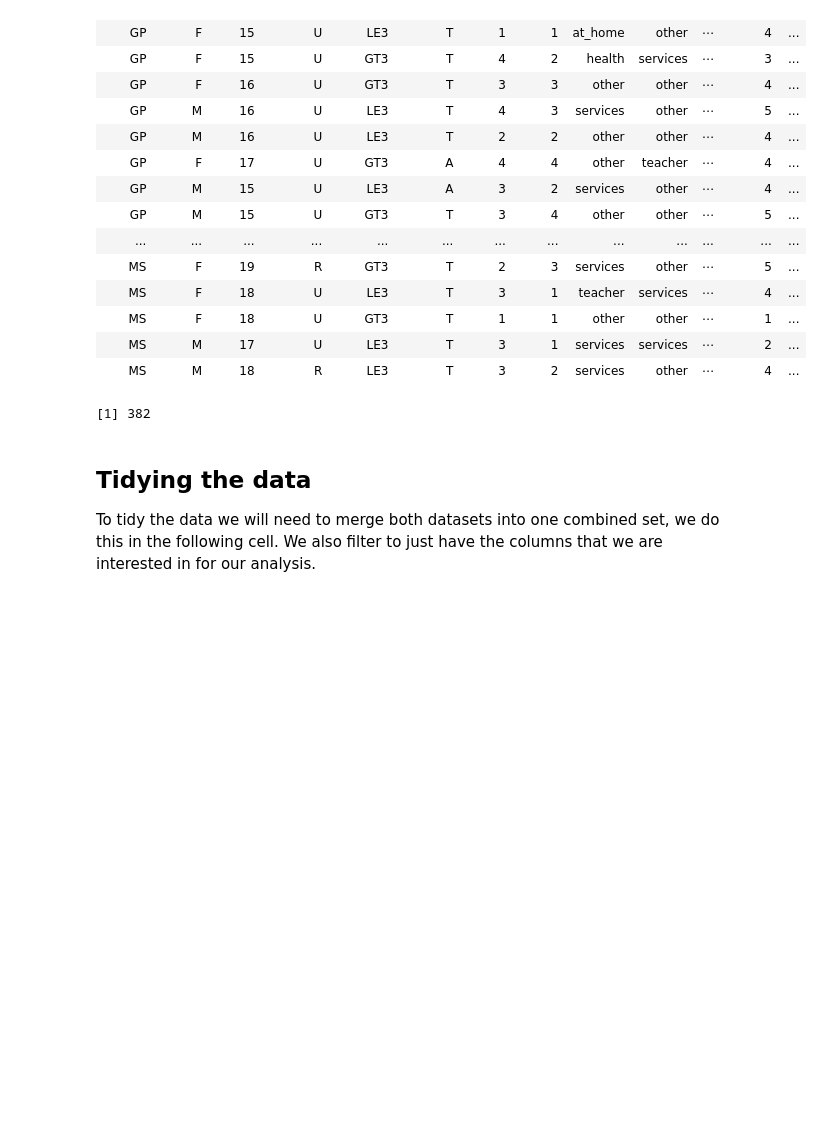
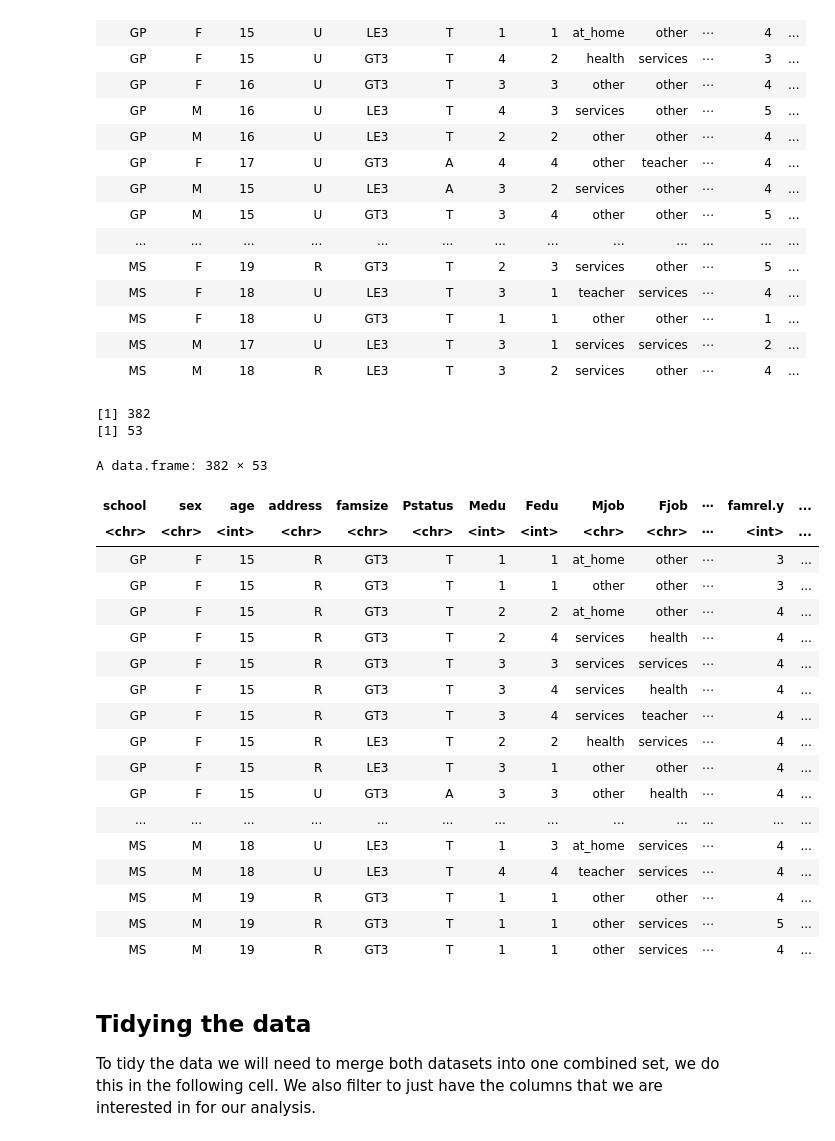
Before and after one commit to eto168/DSCI100_team24_project_proposal, a Jupyter notebook: Test.ipynb, the cells around one changed output. Drawn from its saved outputs; the diff is of its cells as text; code cells hidden in the pictures; blank space fills up the shorter version.

```diff
--- a/Test.ipynb
+++ b/Test.ipynb
@@ -140,25 +140,48 @@ A data.frame: 649 × 33
 # %%
 #Combining the data done by the authors
 
 combined <- merge(student_mat,
                   student_por,
                   by = c("school",
                         "sex",
                         "age",
                         "address",
                         "famsize",
                         "Pstatus",
                         "Medu",
                         "Fedu",
                         "Mjob",
                         "Fjob",
                         "reason",
                         "nursery",
                         "internet"))
 
 print(nrow(combined)) # 382 students
+print(ncol(combined))
+
+combined
 # %% [output]
 [1] 382
+[1] 53
+A data.frame: 382 × 53
+| school | sex | age | address | famsize | Pstatus | Medu | Fedu | Mjob | Fjob | ⋯ | famrel.y | ... |
+| <chr> | <chr> | <int> | <chr> | <chr> | <chr> | <int> | <int> | <chr> | <chr> | ⋯ | <int> | ... |
+| GP | F | 15 | R | GT3 | T | 1 | 1 | at_home | other | ⋯ | 3 | ... |
+| GP | F | 15 | R | GT3 | T | 1 | 1 | other | other | ⋯ | 3 | ... |
+| GP | F | 15 | R | GT3 | T | 2 | 2 | at_home | other | ⋯ | 4 | ... |
+| GP | F | 15 | R | GT3 | T | 2 | 4 | services | health | ⋯ | 4 | ... |
+| GP | F | 15 | R | GT3 | T | 3 | 3 | services | services | ⋯ | 4 | ... |
+| GP | F | 15 | R | GT3 | T | 3 | 4 | services | health | ⋯ | 4 | ... |
+| GP | F | 15 | R | GT3 | T | 3 | 4 | services | teacher | ⋯ | 4 | ... |
+| GP | F | 15 | R | LE3 | T | 2 | 2 | health | services | ⋯ | 4 | ... |
+| GP | F | 15 | R | LE3 | T | 3 | 1 | other | other | ⋯ | 4 | ... |
+| GP | F | 15 | U | GT3 | A | 3 | 3 | other | health | ⋯ | 4 | ... |
+| ... | ... | ... | ... | ... | ... | ... | ... | ... | ... | ... | ... | ... |
+| MS | M | 18 | U | LE3 | T | 1 | 3 | at_home | services | ⋯ | 4 | ... |
+| MS | M | 18 | U | LE3 | T | 4 | 4 | teacher | services | ⋯ | 4 | ... |
+| MS | M | 19 | R | GT3 | T | 1 | 1 | other | other | ⋯ | 4 | ... |
+| MS | M | 19 | R | GT3 | T | 1 | 1 | other | services | ⋯ | 5 | ... |
+| MS | M | 19 | R | GT3 | T | 1 | 1 | other | services | ⋯ | 4 | ... |
 # %% [markdown]
 ## Tidying the data
 To tidy the data we will need to merge both datasets into one combined set, we do this in the following cell.
```
